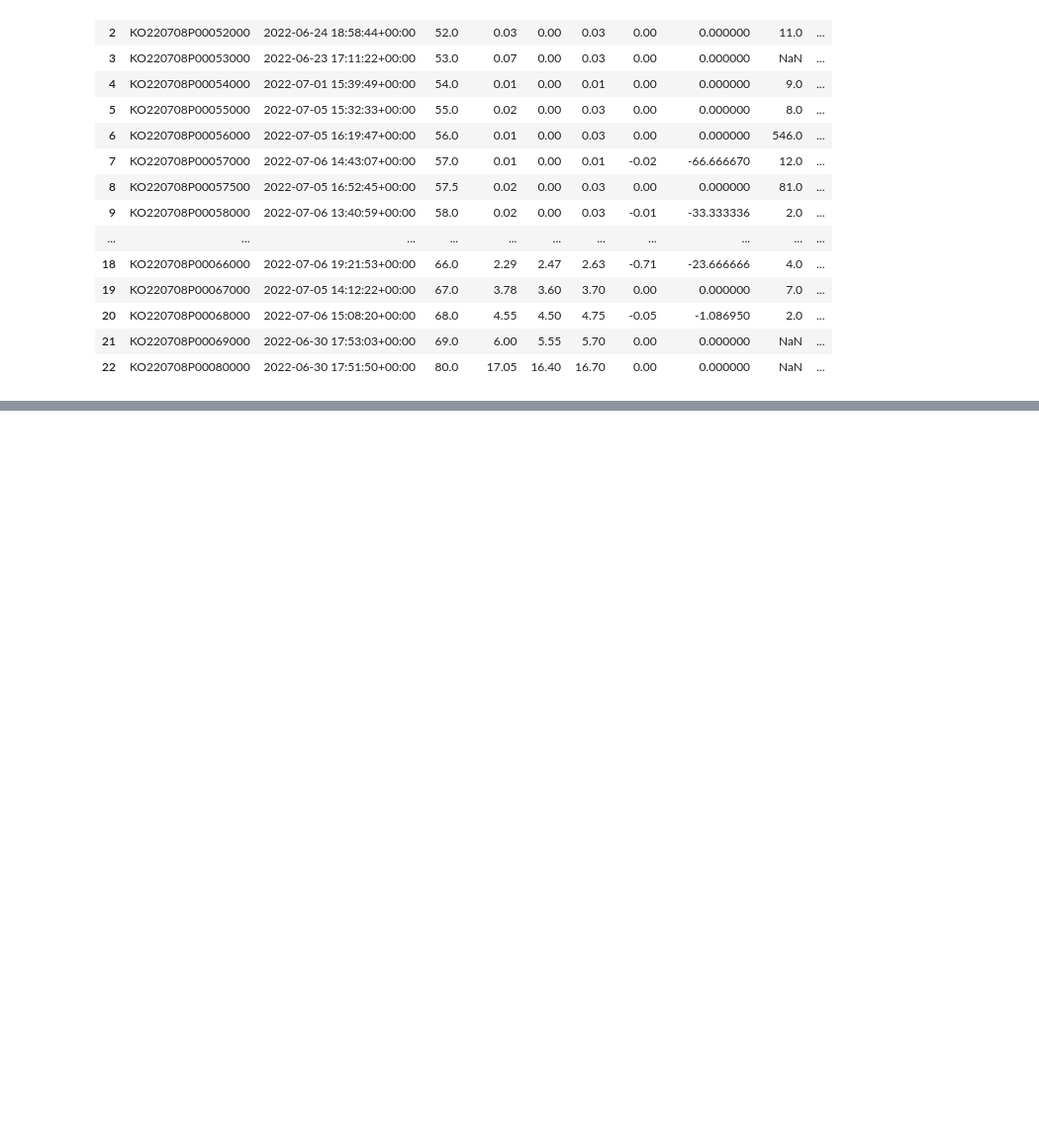
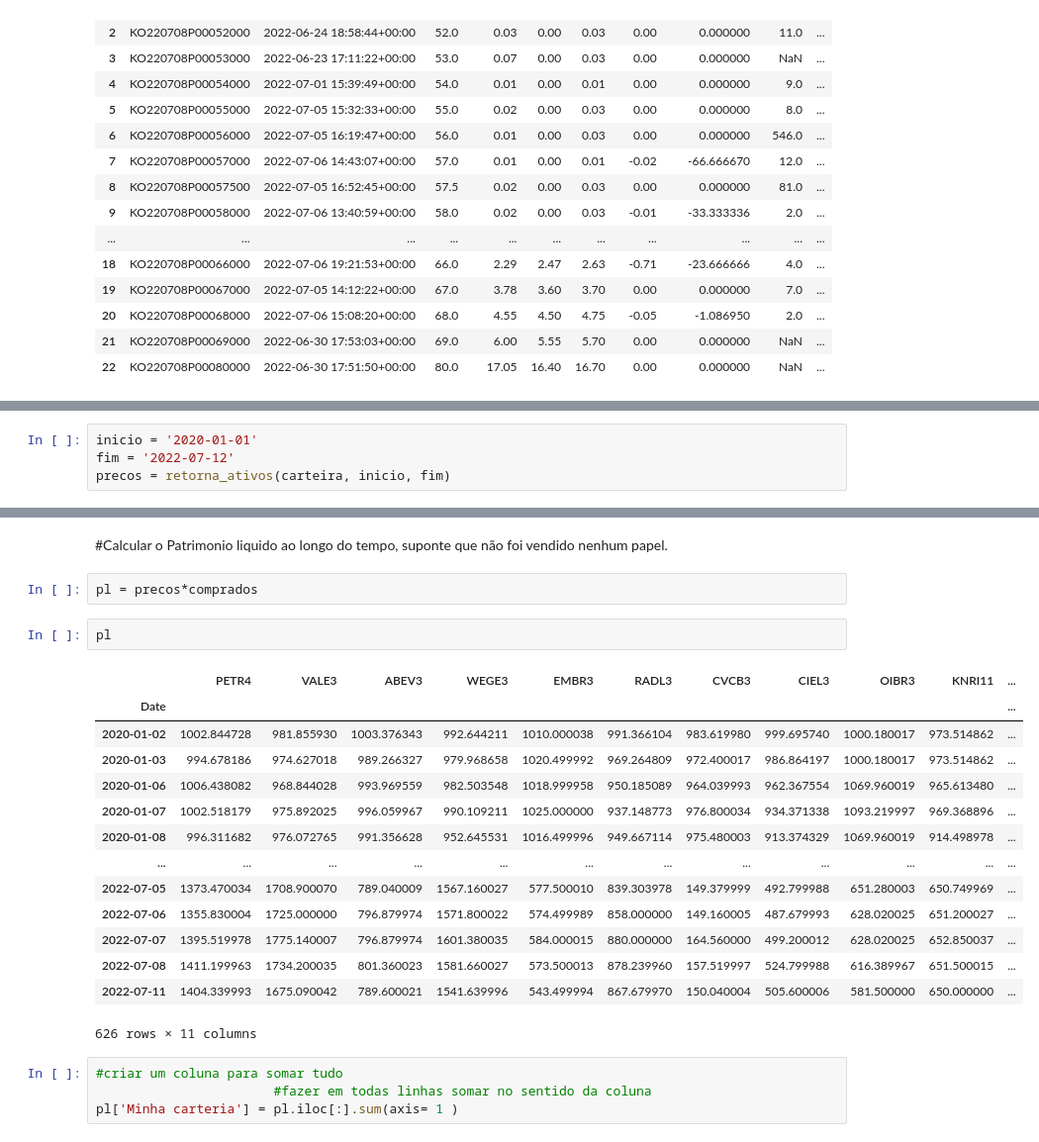
Before and after one commit to robertoricci/Curso-Python-para-Mercado-Financeiro-Trading-com-Dados, a Jupyter notebook: Aula_Biblioteca_yfinance_Obtendo_indicadores_fundamentalistas.ipynb, the cells around one changed output, grey strips where cells are left out. Shown at 99% size. Drawn from its saved outputs; the diff is of its cells as text; blank space fills up the shorter version.

```diff
--- a/Aula_Biblioteca_yfinance_Obtendo_indicadores_fundamentalistas.ipynb
+++ b/Aula_Biblioteca_yfinance_Obtendo_indicadores_fundamentalistas.ipynb
@@ -362,0 +446,4 @@ opt.puts
+# %%
+inicio = '2020-01-01'
+fim = '2022-07-12'
+precos = retorna_ativos(carteira, inicio, fim)
@@ -362,0 +511,25 @@ opt.puts
+# %% [markdown]
+#Calcular o Patrimonio liquido ao longo do tempo, suponte que não foi vendido nenhum papel.
+# %%
+pl = precos*comprados
+# %%
+pl
+# %% [output]
+|  | PETR4 | VALE3 | ABEV3 | WEGE3 | EMBR3 | RADL3 | CVCB3 | CIEL3 | OIBR3 | KNRI11 | ... |
+| Date |  |  |  |  |  |  |  |  |  |  | ... |
+| 2020-01-02 | 1002.844728 | 981.855930 | 1003.376343 | 992.644211 | 1010.000038 | 991.366104 | 983.619980 | 999.695740 | 1000.180017 | 973.514862 | ... |
+| 2020-01-03 | 994.678186 | 974.627018 | 989.266327 | 979.968658 | 1020.499992 | 969.264809 | 972.400017 | 986.864197 | 1000.180017 | 973.514862 | ... |
+| 2020-01-06 | 1006.438082 | 968.844028 | 993.969559 | 982.503548 | 1018.999958 | 950.185089 | 964.039993 | 962.367554 | 1069.960019 | 965.613480 | ... |
+| 2020-01-07 | 1002.518179 | 975.892025 | 996.059967 | 990.109211 | 1025.000000 | 937.148773 | 976.800034 | 934.371338 | 1093.219997 | 969.368896 | ... |
+| 2020-01-08 | 996.311682 | 976.072765 | 991.356628 | 952.645531 | 1016.499996 | 949.667114 | 975.480003 | 913.374329 | 1069.960019 | 914.498978 | ... |
+| ... | ... | ... | ... | ... | ... | ... | ... | ... | ... | ... | ... |
+| 2022-07-05 | 1373.470034 | 1708.900070 | 789.040009 | 1567.160027 | 577.500010 | 839.303978 | 149.379999 | 492.799988 | 651.280003 | 650.749969 | ... |
+| 2022-07-06 | 1355.830004 | 1725.000000 | 796.879974 | 1571.800022 | 574.499989 | 858.000000 | 149.160005 | 487.679993 | 628.020025 | 651.200027 | ... |
+| 2022-07-07 | 1395.519978 | 1775.140007 | 796.879974 | 1601.380035 | 584.000015 | 880.000000 | 164.560000 | 499.200012 | 628.020025 | 652.850037 | ... |
+| 2022-07-08 | 1411.199963 | 1734.200035 | 801.360023 | 1581.660027 | 573.500013 | 878.239960 | 157.519997 | 524.799988 | 616.389967 | 651.500015 | ... |
+| 2022-07-11 | 1404.339993 | 1675.090042 | 789.600021 | 1541.639996 | 543.499994 | 867.679970 | 150.040004 | 505.600006 | 581.500000 | 650.000000 | ... |
+626 rows × 11 columns
+# %%
+#criar um coluna para somar tudo
+                       #fazer em todas linhas somar no sentido da coluna
+pl['Minha carteria'] = pl.iloc[:].sum(axis= 1 )
```
Also changed, not shown: parts of 42 cells of this notebook.
